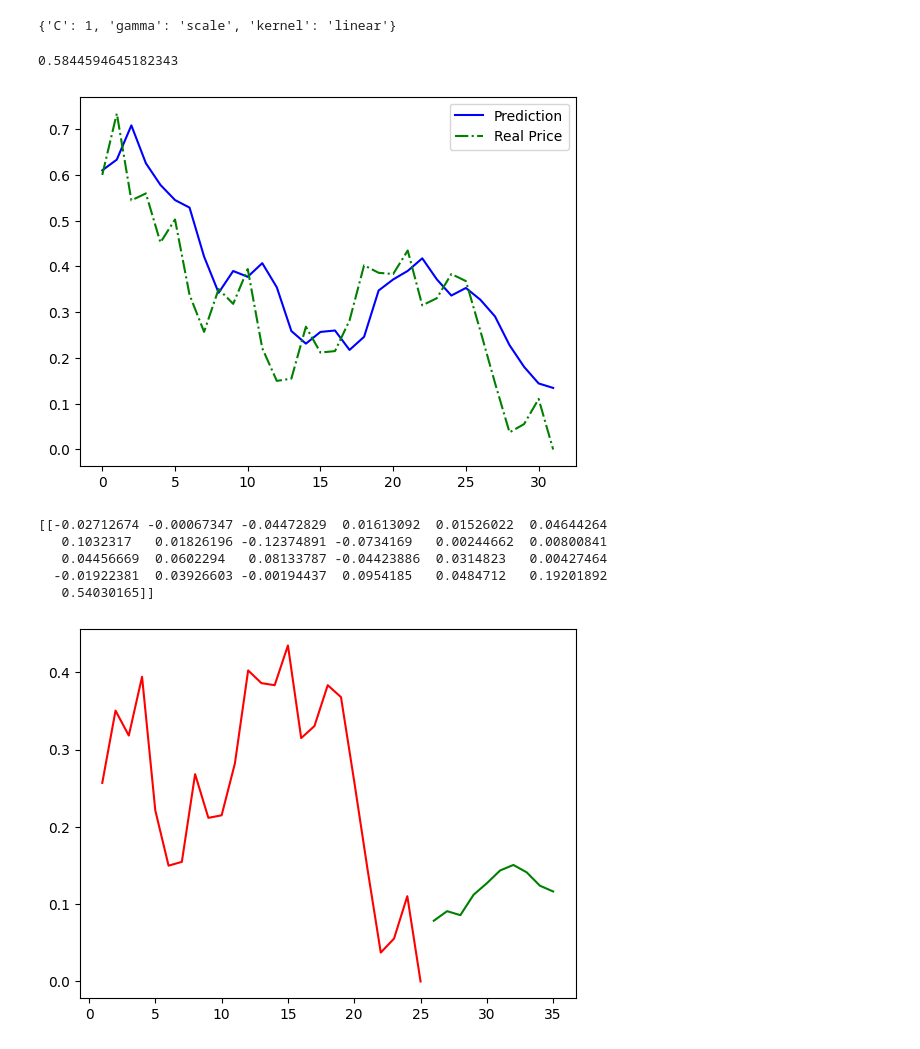
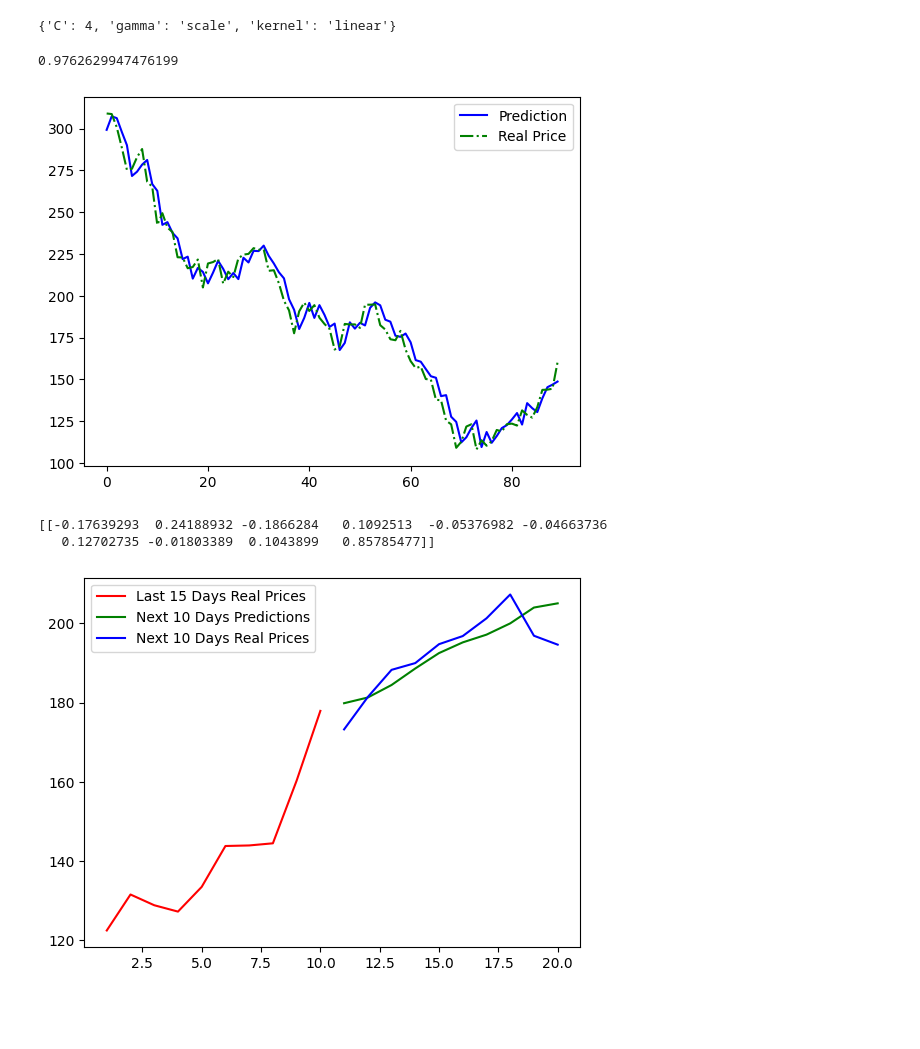
Before and after one commit to johnlangen/StockPredictionsWithML, a Jupyter notebook: finance.ipynb, the cells around one changed output. Saved outputs shown, nothing was run; the diff lists cells and outputs as text; code cells hidden in the pictures; blank space fills up the shorter version.

```diff
--- a/finance.ipynb
+++ b/finance.ipynb
@@ -1,22 +27,14 @@
 # %%
-!pip install yahoo_fin
-from yahoo_fin.stock_info import get_data
-from sklearn.preprocessing import MinMaxScaler, StandardScaler
-import numpy as np
-from sklearn.svm import SVR
-from matplotlib import pyplot as plt
-import datetime
-
-
 # insert stock ticker name here for desired stock
-stock_name = "aapl"
-begin_date = "04/30/21"
+stock_name = "tsla"
+begin_date = "01/30/21"
 year = 365
 
 date_1 = datetime.datetime.strptime(begin_date, "%m/%d/%y")
-end_date = date_1 + datetime.timedelta(days=year+50) #adjust for how long to train/test for
+end_date = date_1 + datetime.timedelta(days=year*2) #adjust for how long to train/test for
                                                     #if its too long, model will overfit
                                                     # if it overfits, 10 day predictions won't be good predictions
+                                                    # mostly for SVR, LR does better with more data
 
 stock = get_data(stock_name, start_date=begin_date, end_date=f'{end_date.month}/{end_date.day}/{end_date.year}', index_as_date = True, interval="1d")
 stock.dropna(inplace=True)
@@ -64,7 +64,7 @@ train_data = scaler.fit_transform(close_prices[:train_size].reshape(-1, 1))
 test_data = scaler.fit_transform(close_prices[train_size:].reshape(-1, 1))
 
 
-time_step = 20
+time_step = 10
 X_train, y_train = create_dataset(train_data, time_step)
 X_test, y_test = create_dataset(test_data, time_step)
 # %%
@@ -72,38 +72,35 @@ from sklearn.model_selection import GridSearchCV
 
 # hyperparameter tuning to ensure best results
 
-params = {'kernel': ("linear", 'rbf', 'sigmoid'), "C": (0.1, 1, 10, 100), "gamma": ("scale", "auto", 0.1, 0.2)}
+params = {'kernel': ("linear", 'rbf', 'sigmoid'), "C": (0.1, 1, 2, 3, 4, 5, 10), "gamma": ("scale", "auto", 0.1, 0.2)}
 grid = GridSearchCV(SVR(), params)
 grid.fit(X_train, y_train)
 print(grid.best_params_)
 # %% [output]
-{'C': 1, 'gamma': 'scale', 'kernel': 'linear'}
+{'C': 4, 'gamma': 'scale', 'kernel': 'linear'}
 # %%
 svr = SVR(kernel=grid.best_params_["kernel"], C=grid.best_params_["C"], gamma=grid.best_params_["gamma"]).fit(X_train, y_train)
-# svr = SVR(kernel="linear", C=100, gamma="scale").fit(X_train, y_train)
+# svr = SVR(kernel="linear", C=2, gamma="scale").fit(X_train, y_train)
 print(svr.score(X_test, y_test))
 
 # plotting predicted closing price against real closing price
 pred = svr.predict(X_test)
 x = [i for i in range(pred.shape[0])]
-plt.plot(x, pred, "b")
-plt.plot(x, y_test, "g-.")
+plt.plot(x, scaler.inverse_transform(pred.reshape(-1,1)), "b")
+plt.plot(x, scaler.inverse_transform(y_test.reshape(-1,1)), "g-.")
 plt.legend(["Prediction", "Real Price"])
 plt.show()
 # %% [output]
-0.5844594645182343
+0.9762629947476199
-[figure, old version]
+[figure, new version]
 # %%
 print(svr.coef_)
 # highly weighted on the final day, is almost a day offset of the real data
 # hyperparameters need good regularization to account for this, as the model
 # won't have access to the "real data" when giving its 10 day prediciton
 # %% [output]
-[[-0.02712674 -0.00067347 -0.04472829  0.01613092  0.01526022  0.04644264
-   0.1032317   0.01826196 -0.12374891 -0.0734169   0.00244662  0.00800841
-   0.04456669  0.0602294   0.08133787 -0.04423886  0.0314823   0.00427464
-  -0.01922381  0.03926603 -0.00194437  0.0954185   0.0484712   0.19201892
-   0.54030165]]
+[[-0.17639293  0.24188932 -0.1866284   0.1092513  -0.05376982 -0.04663736
+   0.12702735 -0.01803389  0.1043899   0.85785477]]
 # %%
 # function to create next days predictions
 # uses last 10 days of test data, then predicts and adds closing price to input
@@ -142,29 +139,30 @@ def predict(pred_days, model):
 # %%
 
 pred_days = 10
 last_days, day_pred, lst_output = predict(pred_days, svr)
 
 # get real data for next few days. Won't work if predicting for today, this is
 # to test how our models predictions work feeding back into itself
 next_begin = end_date + datetime.timedelta(days=1)
 next_end = next_begin + datetime.timedelta(days=pred_days*2)
 
 next_days = get_data(stock_name, start_date=f'{next_begin.day}/{next_begin.month}/{next_begin.year}', end_date=f'{next_end.day}/{next_end.month}/{next_end.year}', index_as_date = True, interval="1d").to_numpy()
 next_stock = next_days[:pred_days, 4]
 
-# last = scaler.inverse_transform(y_test.reshape(-1, 1))[-time_step:]
+last = scaler.inverse_transform(y_test.reshape(-1, 1))[-time_step:]
 last = stock[-time_step:,4]
-# next = scaler.inverse_transform(np.array(lst_output).reshape(-1, 1))
-last = y_test[-time_step:]
-next = lst_output
+next = scaler.inverse_transform(np.array(lst_output).reshape(-1, 1))
+# last = y_test[-time_step:]
+# next = lst_output
 # next_stock = scaler.fit_transform(next_stock.reshape(-1, 1))
 
 plt.plot(last_days, last, "r")
 plt.plot(day_pred, next, "g")
-# plt.plot(day_pred, next_stock, "b")
+plt.plot(day_pred, next_stock, "b")
+plt.legend(["Last 15 Days Real Prices", "Next 10 Days Predictions", "Next 10 Days Real Prices"])
 plt.show()
 # %% [output]
-[figure, old version]
+[figure, new version]
 # %%
 next_few_days_pred = ["buy" if next[i] < next[i+1] else "sell" for i in range(pred_days-1)]
 next_few_days_pred = ["buy" if last[-1] < next[0] else "sell"] + next_few_days_pred
```
Also changed, not shown: parts of 8 cells of this notebook.
